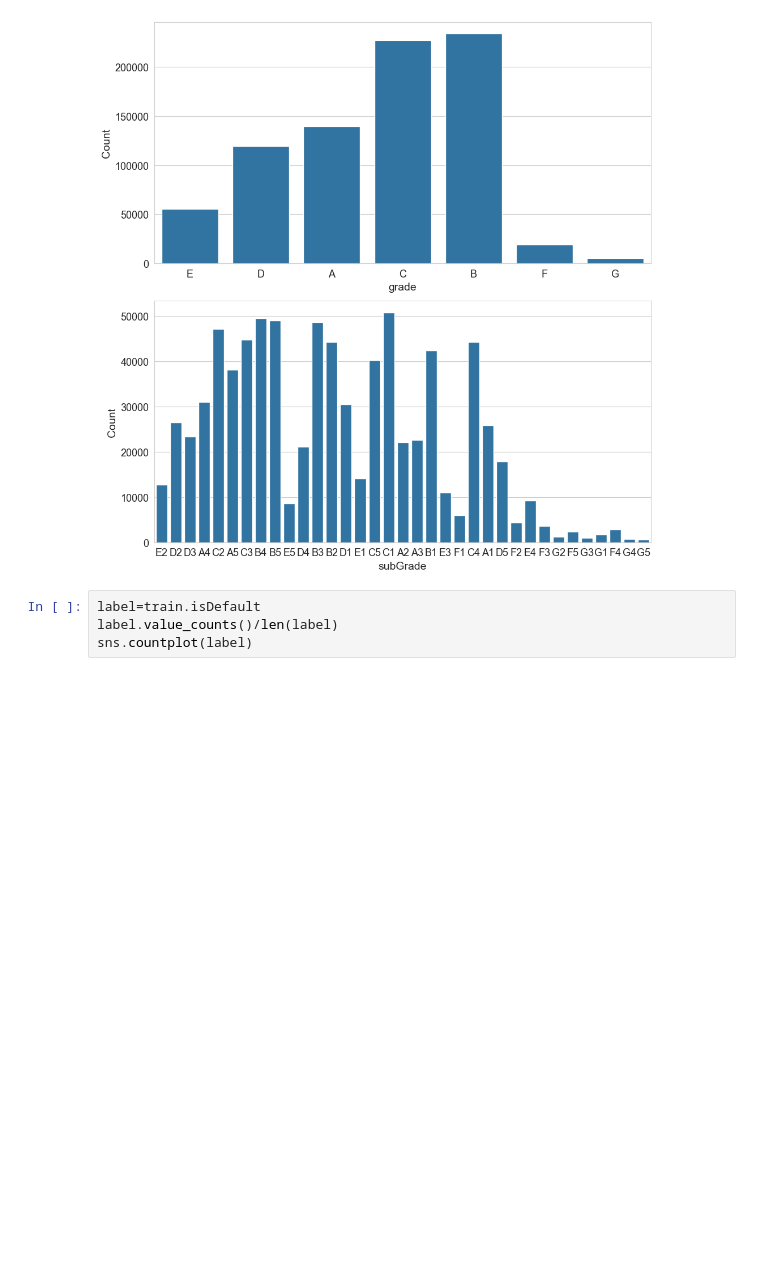
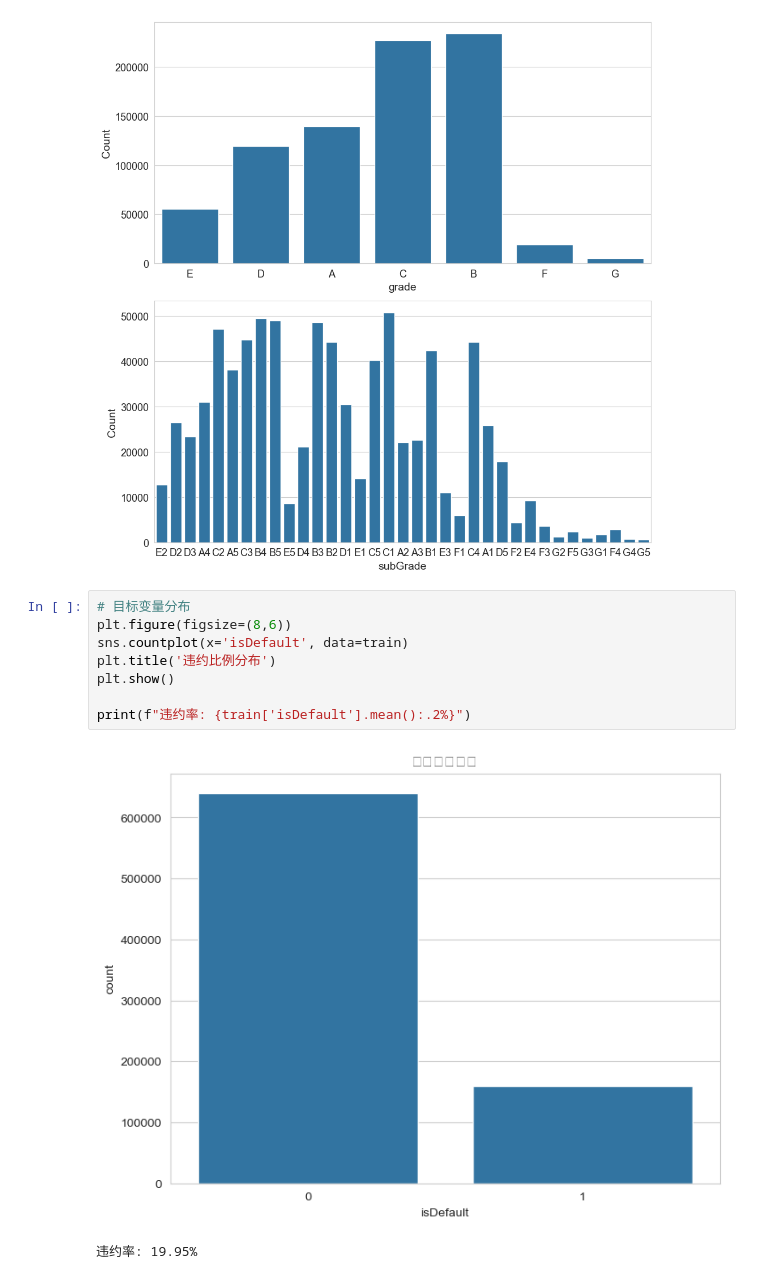
Before and after one commit to ZhaokaiQ-Lars/Finanical-risk-control, a Jupyter notebook: 复现代码.ipynb, the cells around one changed output. Cells and saved outputs as stored; diff of their text form; blank space fills up the shorter version.

```diff
--- a/复现代码.ipynb
+++ b/复现代码.ipynb
@@ -276,6 +284,13 @@ plt.show()
 # %% [output]
 [figure]
 # %%
-label=train.isDefault
-label.value_counts()/len(label)
-sns.countplot(label)
+# 目标变量分布
+plt.figure(figsize=(8,6))
+sns.countplot(x='isDefault', data=train)
+plt.title('违约比例分布')
+plt.show()
+
+print(f"违约率: {train['isDefault'].mean():.2%}")
+# %% [output]
+[figure, added]
+违约率: 19.95%
```
Also changed, not shown: parts of 55 cells of this notebook.
